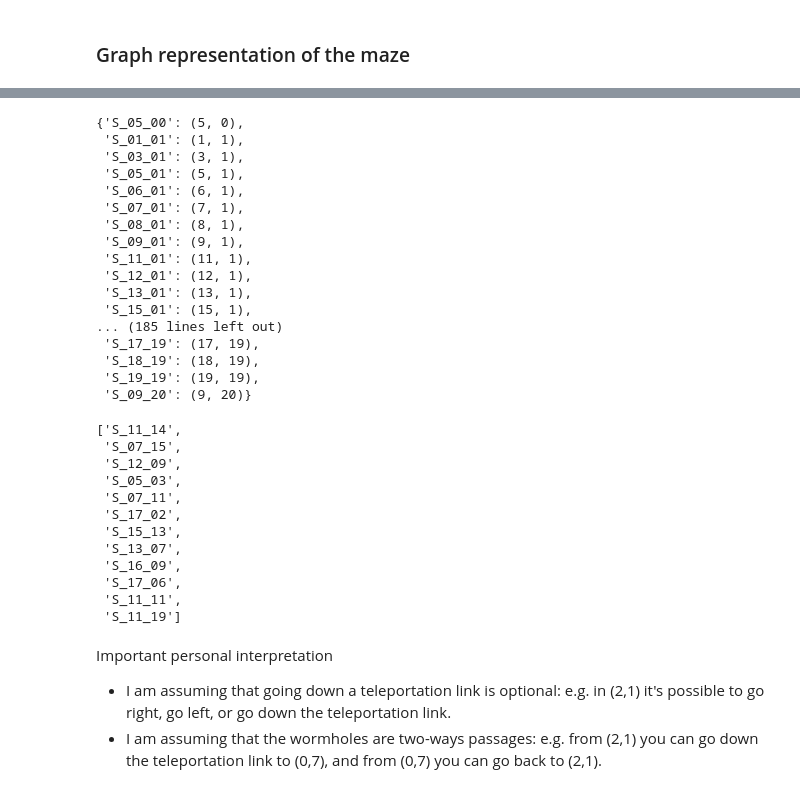
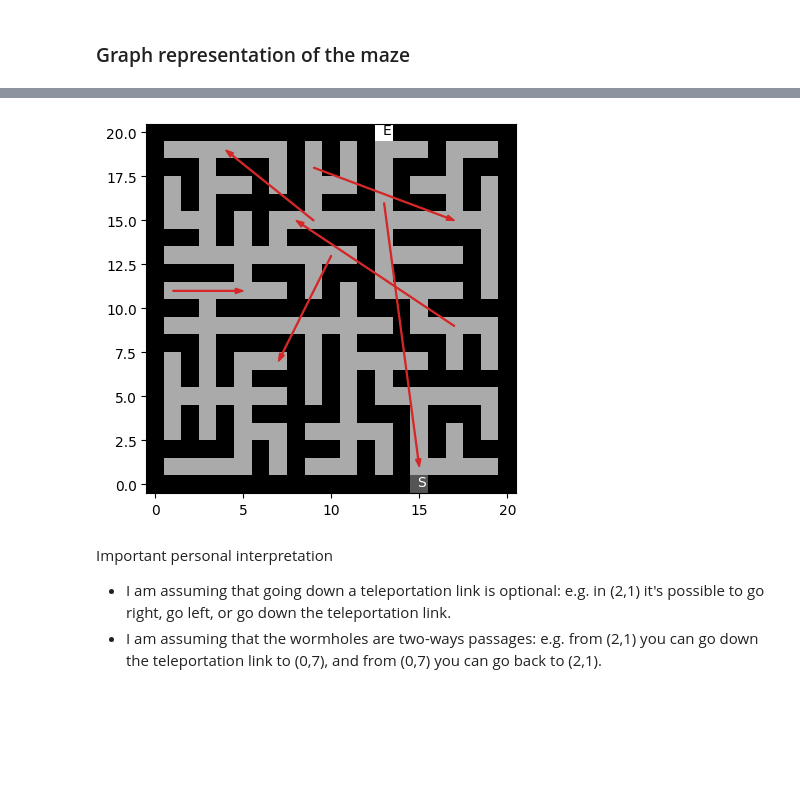
Before and after one commit to 0xInfty/TeleportationMaze, a Jupyter notebook: RandomMazeAStar.ipynb, the cells around one changed output, grey strips where cells are left out. Cells and saved outputs as stored; diff of their text form; code cells hidden in the pictures; blank space fills up the shorter version.

```diff
--- a/RandomMazeAStar.ipynb
+++ b/RandomMazeAStar.ipynb
@@ -300,20 +53,0 @@ network_dict
-# %%
-map_locations
-# %% [output]
-{'S_05_00': (5, 0),
- 'S_01_01': (1, 1),
- 'S_03_01': (3, 1),
- 'S_05_01': (5, 1),
- 'S_06_01': (6, 1),
- 'S_07_01': (7, 1),
- 'S_08_01': (8, 1),
- 'S_09_01': (9, 1),
- 'S_11_01': (11, 1),
- 'S_12_01': (12, 1),
- 'S_13_01': (13, 1),
- 'S_15_01': (15, 1),
-... (185 lines left out)
- 'S_17_19': (17, 19),
- 'S_18_19': (18, 19),
- 'S_19_19': (19, 19),
- 'S_09_20': (9, 20)}
@@ -325,18 +54,7 @@ for w_ij in wormholes:
-# %%
-teleportation_links
-# %% [output]
-['S_11_14',
- 'S_07_15',
- 'S_12_09',
- 'S_05_03',
- 'S_07_11',
- 'S_17_02',
- 'S_15_13',
- 'S_13_07',
- 'S_16_09',
- 'S_17_06',
- 'S_11_11',
- 'S_11_19']
+# %%
+maze_problem = m.wormholes_maze_problem(N, M, show_plots=True)
+# %% [output]
+[figure, added]
 # %% [markdown]
 Important personal interpretation
 - I am assuming that going down a teleportation link is optional: e.g. in (2,1) it's possible to go right, go left, or go down the teleportation link.
```
Also changed, not shown: parts of 69 cells of this notebook.
